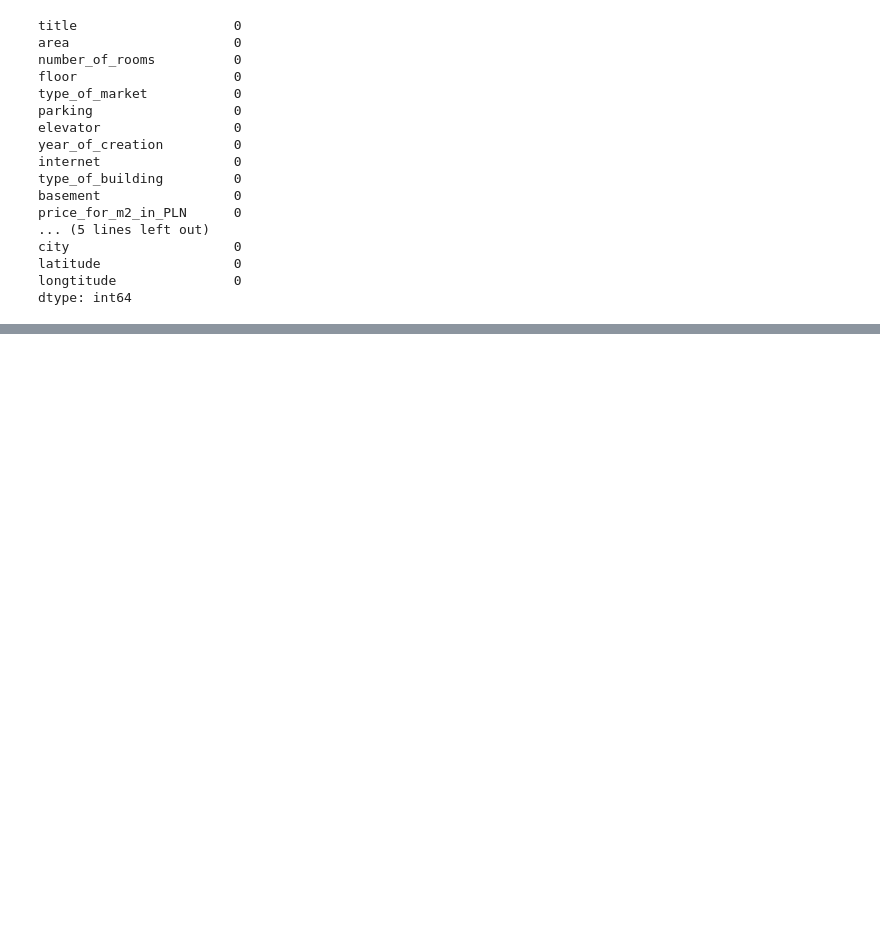
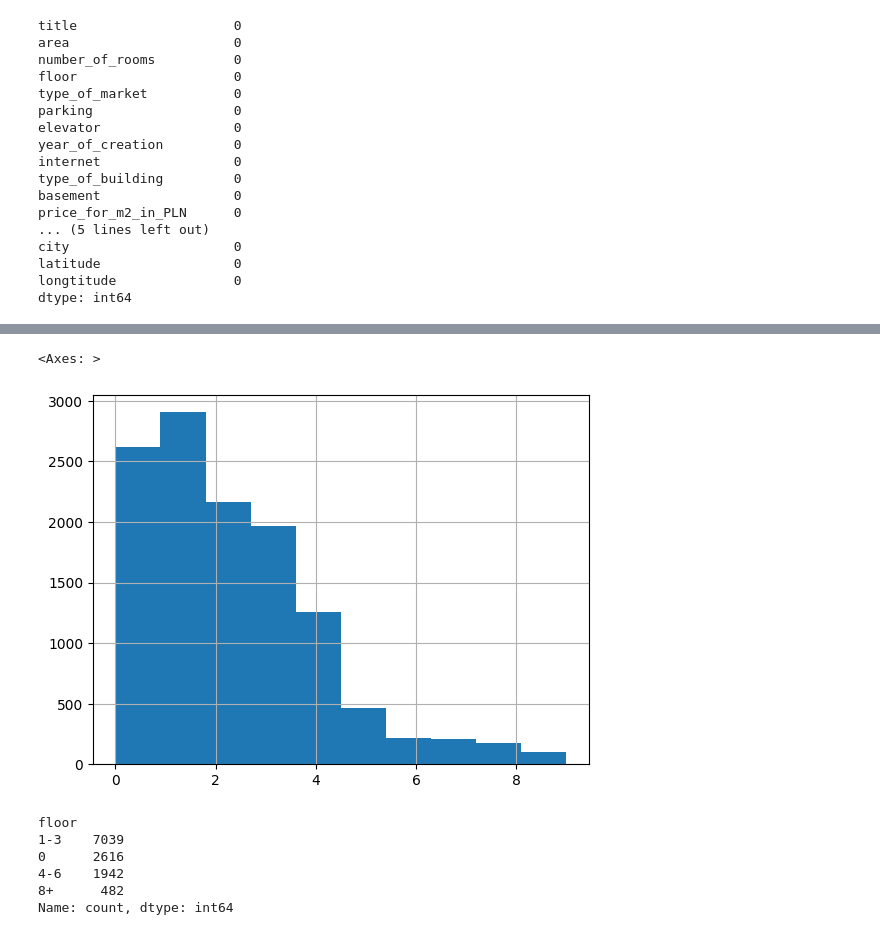
Before and after one commit to Krzy-Doma/Real_estate_price_forecasting, a Jupyter notebook: Dealing_with_na.ipynb, the cells around one changed output, grey strips where cells are left out. Cells and saved outputs as stored; diff of their text form; code cells hidden in the pictures; blank space fills up the shorter version.

Commit message:
Categorizing floor column

```diff
--- a/Dealing_with_na.ipynb
+++ b/Dealing_with_na.ipynb
@@ -342,0 +362,5 @@ df.to_csv('cleaned_dataset_without_na.csv', sep='|', index=False)
+# %%
+df['floor'].hist()
+# %% [output]
+<Axes: >
+[figure, added]
@@ -342,0 +370,9 @@ df.to_csv('cleaned_dataset_without_na.csv', sep='|', index=False)
+# %%
+df['floor'].value_counts()
+# %% [output]
+floor
+1-3    7039
+0      2616
+4-6    1942
+8+      482
+Name: count, dtype: int64
```
Also changed, not shown: parts of 4 cells of this notebook.
